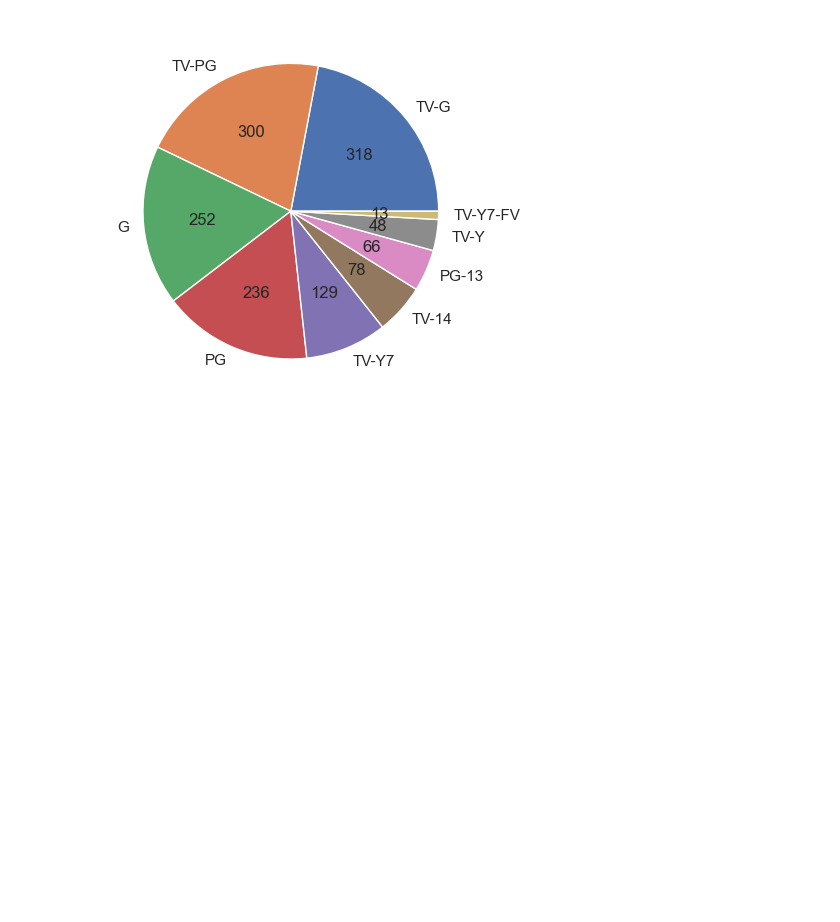
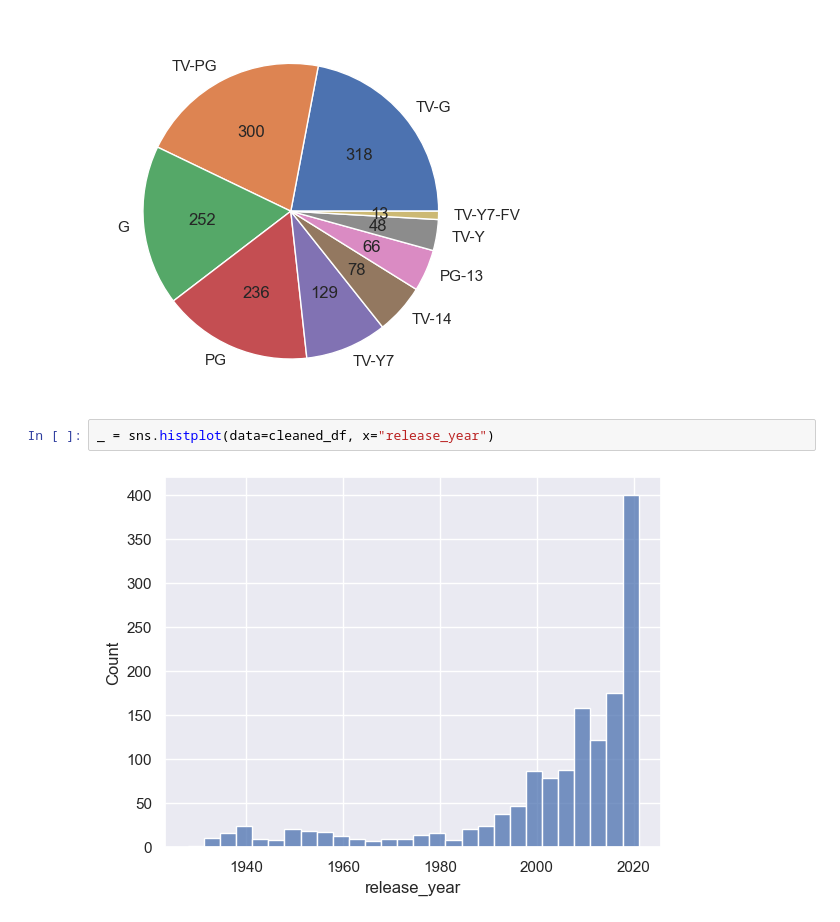
Before and after one commit to dvnatanael/data5006-data-analysis, a Jupyter notebook: Tiny_Data_Analysis_Disney+.ipynb, the cells around one changed output. Cells and saved outputs as stored; diff of their text form; blank space fills up the shorter version.

Commit message:
feat: add histogram for show release year

```diff
--- a/Tiny_Data_Analysis_Disney+.ipynb
+++ b/Tiny_Data_Analysis_Disney+.ipynb
@@ -139,3 +139,7 @@ _ = plt.pie(
 )
 # %% [output]
 [figure]
+# %%
+_ = sns.histplot(data=cleaned_df, x="release_year")
+# %% [output]
+[figure, added]
```
